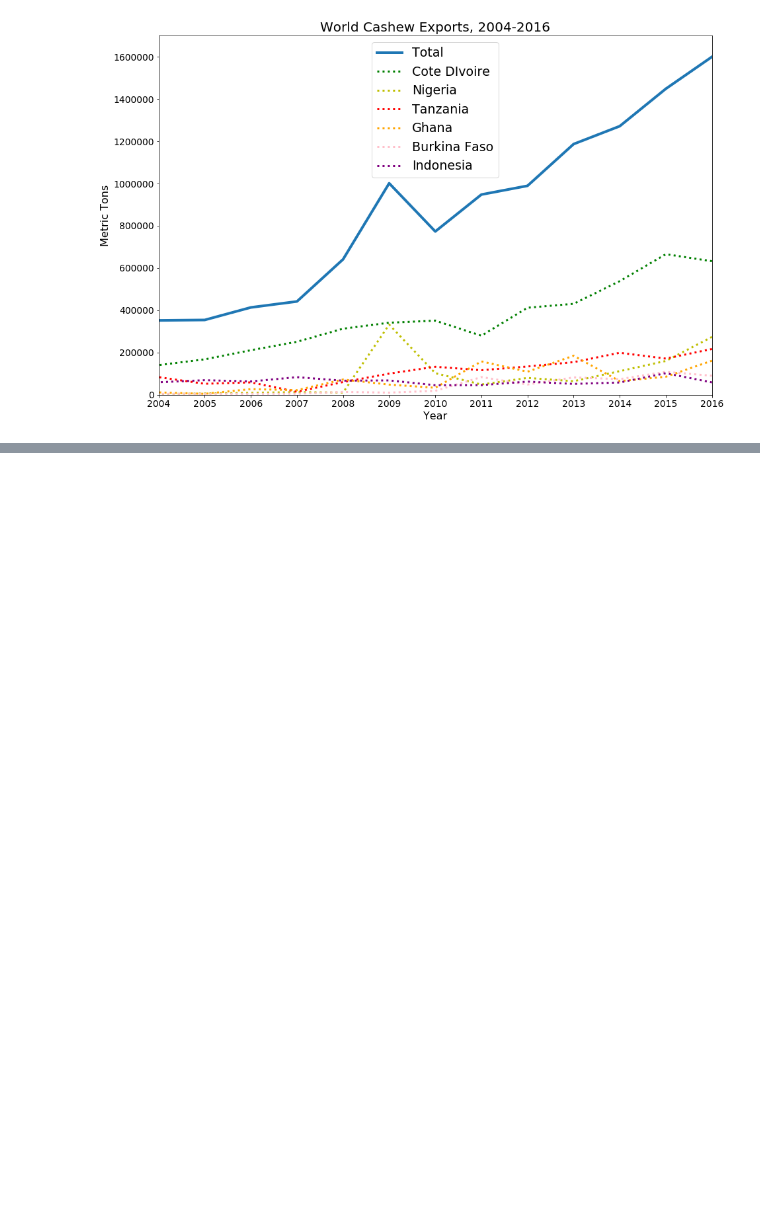
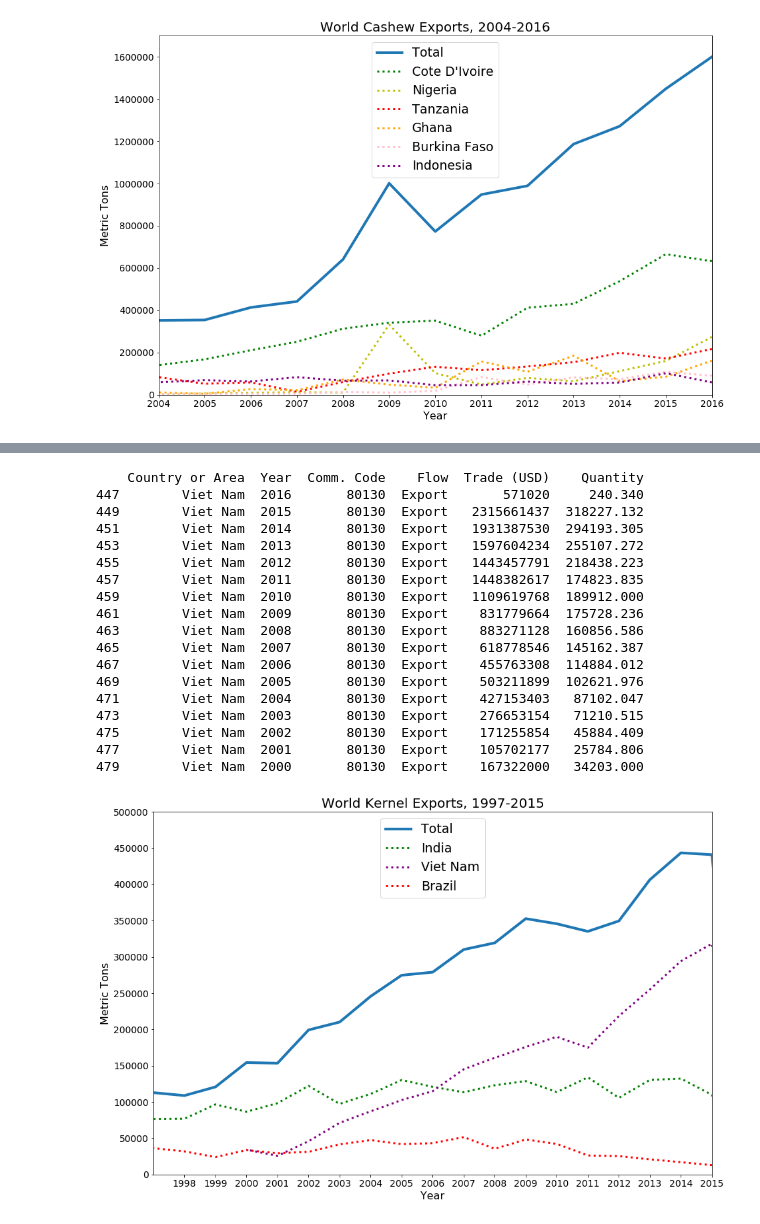
Before and after one commit to ExtraLime/cashew, a Jupyter notebook: roughdraft.ipynb, the cells around one changed output, grey strips where cells are left out. Cells and saved outputs as stored; diff of their text form; code cells hidden in the pictures; blank space fills up the shorter version.

```diff
--- a/roughdraft.ipynb
+++ b/roughdraft.ipynb
@@ -127,0 +128,47 @@ plt.show()
+# %%
+#World cashew kernel exports
+kexports = trade.loc[trade['Flow'] == 'Export'] #Separate Export
+indk = kexports.loc[kexports['Country or Area'] == 'India'] #India
+vietk = kexports.loc[kexports['Country or Area'] == 'Viet Nam']#Viet Nam
+brzk = kexports.loc[kexports['Country or Area'] == 'Brazil']#Brazil
+kexp = [brzk, indk, vietk] #List of data by country
+kexporters = pd.concat(kexp) #Merge the three countries to 1 DF
+k_by_year = kexporters.groupby(kexporters['Year'])['Quantity'].sum()
+#print(vietk)
+#Generate the plot
+plt.figure(figsize=(15,10))
+plt.plot(k_by_year, label='Total', linewidth=4)
+plt.plot(indk['Year'], indk['Quantity'], label='India', color='green', linestyle='dotted', linewidth=3)
+plt.plot(vietk['Year'], vietk['Quantity'], label='Viet Nam', color='purple', linestyle='dotted', linewidth=3)
+plt.plot(brzk['Year'], brzk['Quantity'], label='Brazil', color='red', linestyle='dotted', linewidth=3)
+plt.legend(loc=9, fontsize=19)
+plt.xlabel('Year', fontsize=16)
+plt.xticks(range(1998, 2017, 1),fontsize=14)
+plt.yticks(range(0, 2000000, 50000), fontsize=14)
+plt.ylabel('Metric Tons', fontsize=16)
+plt.ylim(0,500000)
+#plt.xlim(1997,2016) is the whole range
+plt.xlim(1997,2015) #Adjust for inacurrate 2016 data
+plt.title('World Kernel Exports, 1997-2015', fontsize=20)
+
+plt.show()
+# %% [output]
+    Country or Area  Year  Comm. Code    Flow  Trade (USD)    Quantity
+447        Viet Nam  2016       80130  Export       571020     240.340
+449        Viet Nam  2015       80130  Export   2315661437  318227.132
+451        Viet Nam  2014       80130  Export   1931387530  294193.305
+453        Viet Nam  2013       80130  Export   1597604234  255107.272
+455        Viet Nam  2012       80130  Export   1443457791  218438.223
+457        Viet Nam  2011       80130  Export   1448382617  174823.835
+459        Viet Nam  2010       80130  Export   1109619768  189912.000
+461        Viet Nam  2009       80130  Export    831779664  175728.236
+463        Viet Nam  2008       80130  Export    883271128  160856.586
+465        Viet Nam  2007       80130  Export    618778546  145162.387
+467        Viet Nam  2006       80130  Export    455763308  114884.012
+469        Viet Nam  2005       80130  Export    503211899  102621.976
+471        Viet Nam  2004       80130  Export    427153403   87102.047
+473        Viet Nam  2003       80130  Export    276653154   71210.515
+475        Viet Nam  2002       80130  Export    171255854   45884.409
+477        Viet Nam  2001       80130  Export    105702177   25784.806
+479        Viet Nam  2000       80130  Export    167322000   34203.000
+[figure, added]
```
Also changed, not shown: parts of 8 cells of this notebook.
